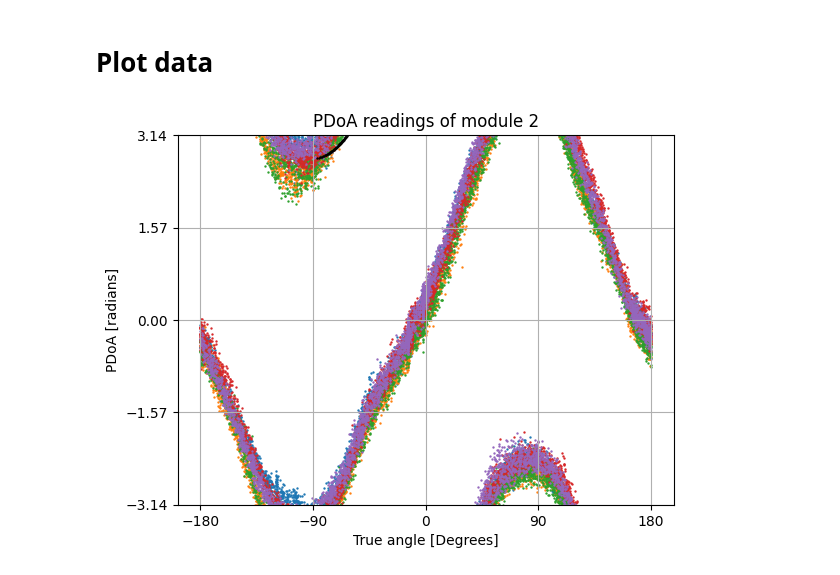
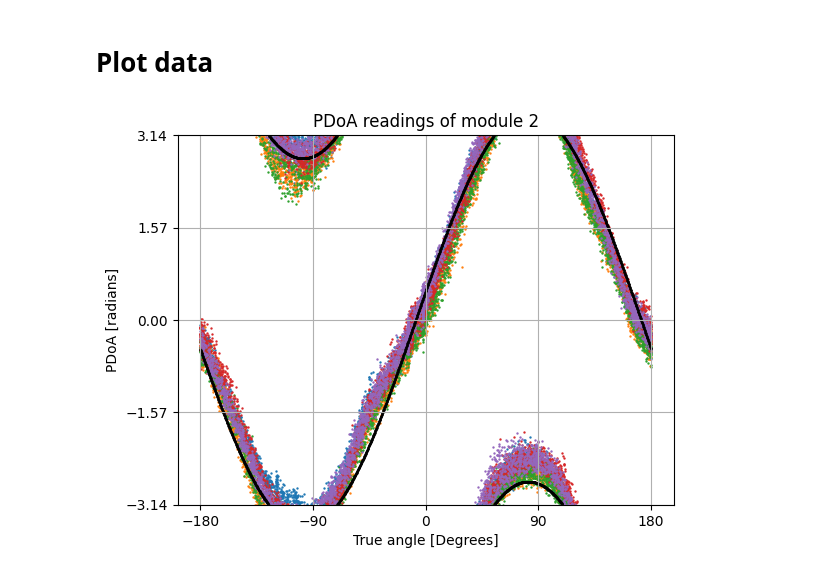
Before and after one commit to MarcusLariJ/UWB_Rasberry, a Jupyter notebook: Data/pdoa_model.ipynb, the cells around one changed output. Saved outputs shown, nothing was run; the diff lists cells and outputs as text; code cells hidden in the pictures.

```diff
--- a/Data/pdoa_model.ipynb
+++ b/Data/pdoa_model.ipynb
@@ -100,28 +100,28 @@ for log in files:
 # %%
 d = 0.026 # 0.0231      # Distance between antennas
 f = 6.4896e9    # frequency
 c = 299792458   # speed of light
 lam = c/f       # wavelength
 
-pdoa2ang = lambda a : np.arcsin(((a-2*np.pi)*lam)/(2*np.pi*d))
+pdoa2ang = lambda a : np.arcsin((a*lam)/(2*np.pi*d))
 ang2pdoa = lambda a : np.sin(a)*(2*np.pi*d)/(lam)
 
 dummy_pdoa = np.linspace(-np.pi,np.pi,1000)
 dummy_ang = np.linspace(-np.pi,np.pi,2000)
 ideal_ang = pdoa2ang(dummy_pdoa)*(180/np.pi) # in degrees
 ideal_pdoa = wrap_to_pi(ang2pdoa(dummy_ang+8*(np.pi/180)))
 
 plt.figure()
 plt.title("PDoA readings of module 2")
 for i in range(log_num):
     plt.scatter(rx_true_r[i], pdoa_data[i], s=0.5)
-#plt.scatter(dummy_ang*(180/np.pi), ideal_pdoa, color='black', s=0.5)
-plt.scatter(ideal_ang, dummy_pdoa, color='black',s=0.5)
+plt.scatter(dummy_ang*(180/np.pi), ideal_pdoa, color='black', s=0.5)
+#plt.scatter(ideal_ang, dummy_pdoa, color='black',s=0.5)
 plt.xlabel("True angle [Degrees]")
 plt.ylabel("PDoA [radians]")
 plt.xticks([-180, -90, 0, 90, 180])
 plt.yticks([-3.14, -3.14/2, 0, 3.14/2, 3.14])
 plt.ylim([-np.pi, np.pi])
 plt.grid()
 # %% [output]
-[figure, old version]
+[figure, new version]
```
Also changed, not shown: parts of 6 cells of this notebook, 1 other file.
